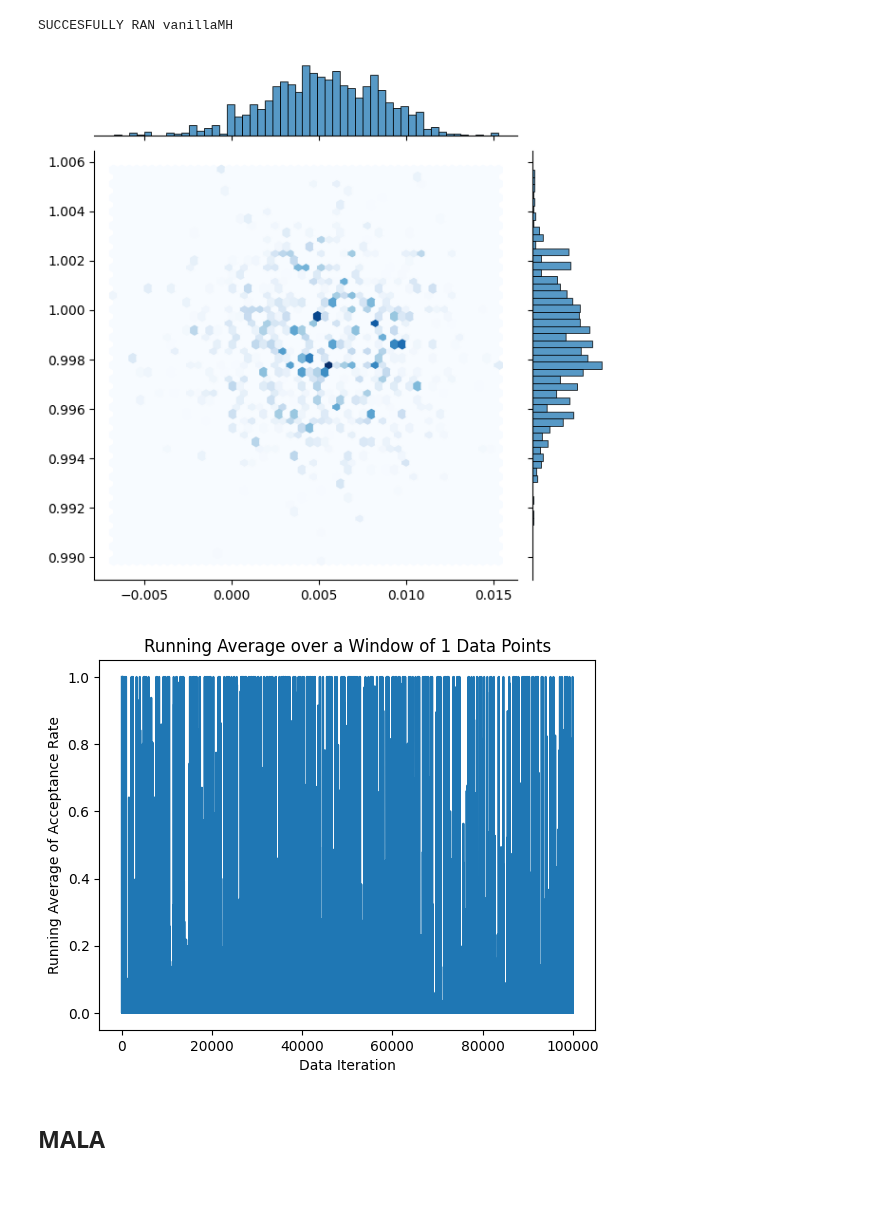
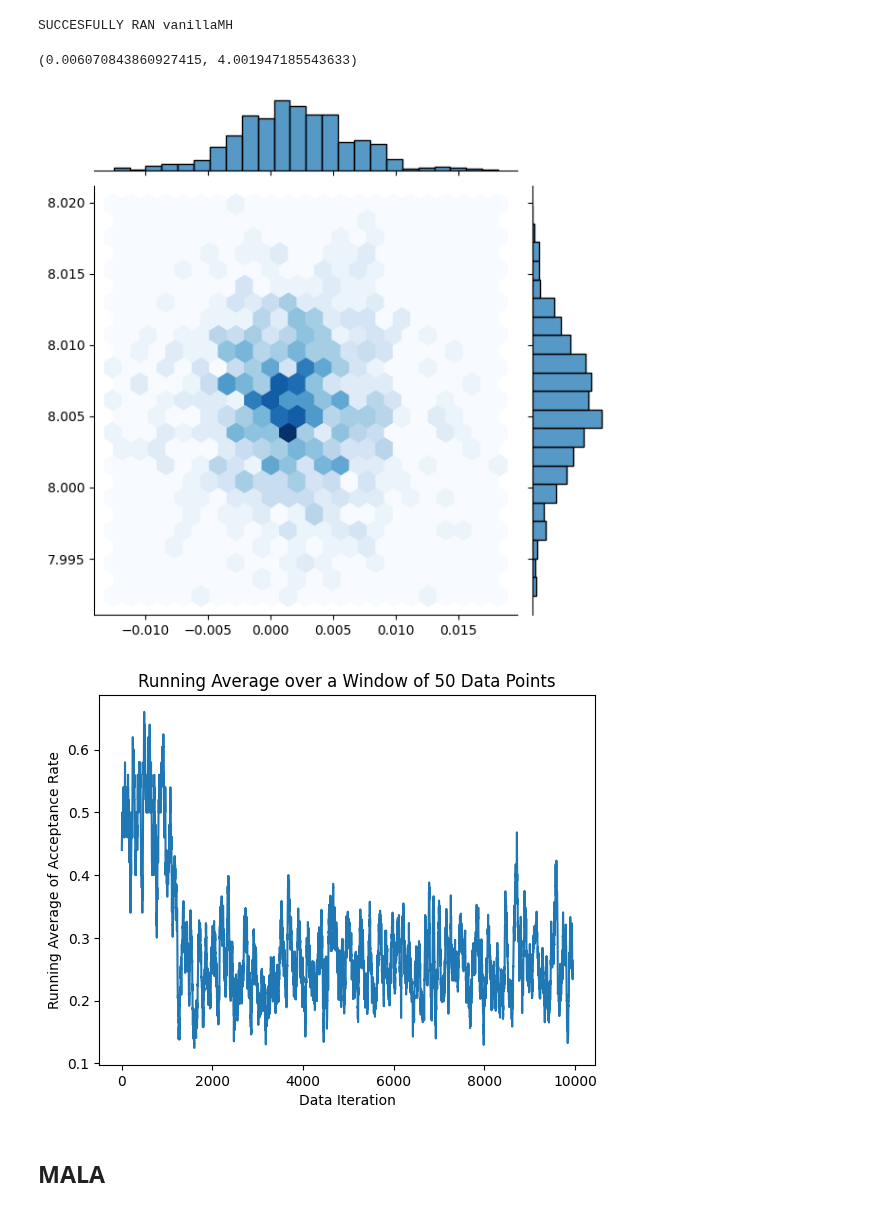
Before and after one commit to fnnrth/bt_MCMC_big_data, a Jupyter notebook: rundown_notebook.ipynb, the cells around one changed output. Drawn from its saved outputs; the diff is of its cells as text; code cells hidden in the pictures.

```diff
--- a/rundown_notebook.ipynb
+++ b/rundown_notebook.ipynb
@@ -54,6 +54,19 @@ def plot_acceptance_rate(array):
     plt.ylabel('Acceptance Probability')
     plt.title('Acceptance Probability')
     plt.show()
+# %%
+#
+def sample_quality_score(sample, true_theta):
+    '''Computes the quality score of a sample given the true theta'''
+    # Compute the mean of the sample
+
+    sample_mean = np.mean(sample, axis=0)
+    mean_score = npl.norm(sample_mean - true_theta)
+
+    sample_variance = np.std(sample)
+
+
+    return mean_score, sample_variance
 # %%
 #This cell implements all likelihood functions and their gradients for the different statistical models
 class Normal_param_loglkhd():
@@ -62,15 +75,15 @@ class Normal_param_loglkhd():
         '''Return log_likelihood of mu, sigma of a normal distribution for given data'''
         mu = theta[0]
         sigma = theta[1]
-        log_lkhd = -((mu - data) ** 2) / (2 * sigma**2) - np.log(sigma)
+        log_lkhd = -((data - mu) ** 2) / (2 * sigma**2) - np.log(sigma)
         return log_lkhd
 
     def comp_grad(self,data, theta):
         '''Return gradient of mu, sigma of a normal distribution for given data'''
         mu = theta[0]
         sigma = theta[1]
-        grad_mu = (mu - data) / sigma**2
-        grad_sigma = ((mu - data) ** 2 - sigma**2) / sigma**3
+        grad_mu = (data - mu) / sigma**2
+        grad_sigma = ((data - mu) ** 2 - sigma**2) / sigma**3
         return grad_mu, grad_sigma
 
     def comp_hess(self, data, theta):
@@ -89,6 +102,18 @@ class Bimodal_norm_param_loglkhd():
             log_lkhd = np.log(p * lkhd_mu1 + (1 - p) * lkhd_mu2)
             return log_lkhd
 
+    def comp_grad(self, data, theta):
+        mu_1 = theta[0]
+        mu_2 = theta[1]
+        p = 0.5
+        denominator = (p * np.exp(-((data - mu_1) ** 2) / 2) + (1 - p) * np.exp(-((data - mu_2) ** 2) / 2))
+        grad_mu1 = p*(data - mu_1)*np.exp(-((data - mu_1) ** 2) / 2) / denominator
+        grad_mu2 = (1-p)*(data - mu_2)*np.exp(-((data - mu_2) ** 2) / 2) / denominator
+        return grad_mu1, grad_mu2
+
+    def comp_hess(self, data, theta):
+        pass
+
 #Test the likelihood function
 #test_norm = Normal_param_loglkhd()
 #data = np.array([1, 2, 3, 4, 5])
@@ -175,26 +200,29 @@ def vanillaMH(data, lkhd_function, proposal_function, initial_theta, num_iterati
 # %%
 # vanillaMH
 # Parameters
-data = normal_param_data
-lkhd = Normal_param_loglkhd()
+data = bimodal_data
+lkhd = Bimodal_norm_param_loglkhd()
 proposal = Gaussian_Random_Walk()
 initial_theta = np.array([2,4])
-num_iterations = 10**5
-stepsize = 0.05
+num_iterations = 10**4
+stepsize = 0.1
 
 samples, accepted, acceptence_prob, lkhd = vanillaMH(data, lkhd, proposal, initial_theta, num_iterations, stepsize)
 print("SUCCESFULLY RAN vanillaMH")
 # %% [output]
 SUCCESFULLY RAN vanillaMH
 # %%
-plot_samples = create_sample(samples, 1000,10)
+plot_samples = create_sample(samples, 2000,10)
+print(sample_quality_score(plot_samples, np.array([0,8])
+                           ))
 
 plt_samples(plot_samples)
 acceptence_prob = clean_acceptance_probability(acceptence_prob)
-plot_running_average(acceptence_prob, 1)
+plot_running_average(acceptence_prob, 50)
 # %% [output]
+(0.006070843860927415, 4.001947185543633)
-[figure, old version]
+[figure, new version]
-[figure, old version]
+[figure, new version]
 # %% [markdown]
 ## MALA
 # %%
```
Also changed, not shown: parts of 12 cells of this notebook.
